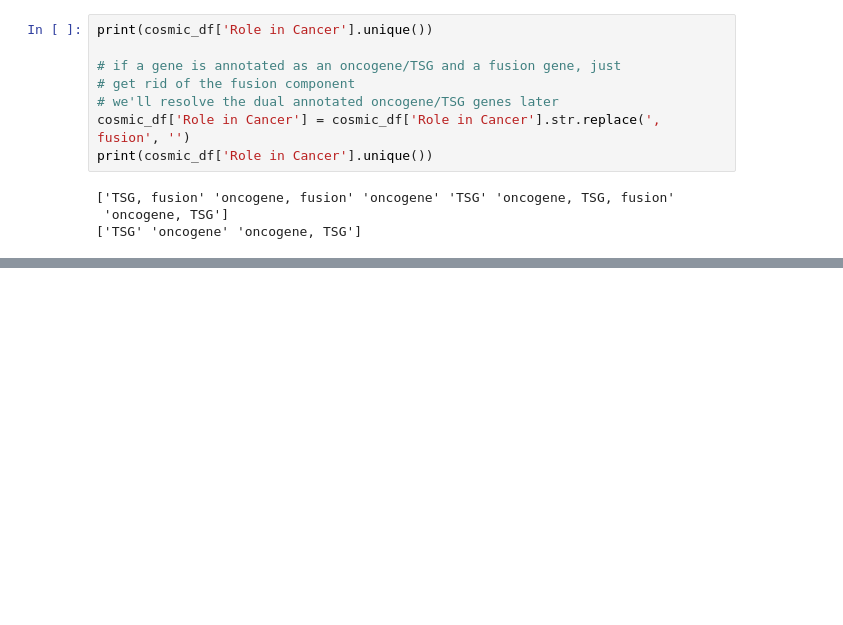
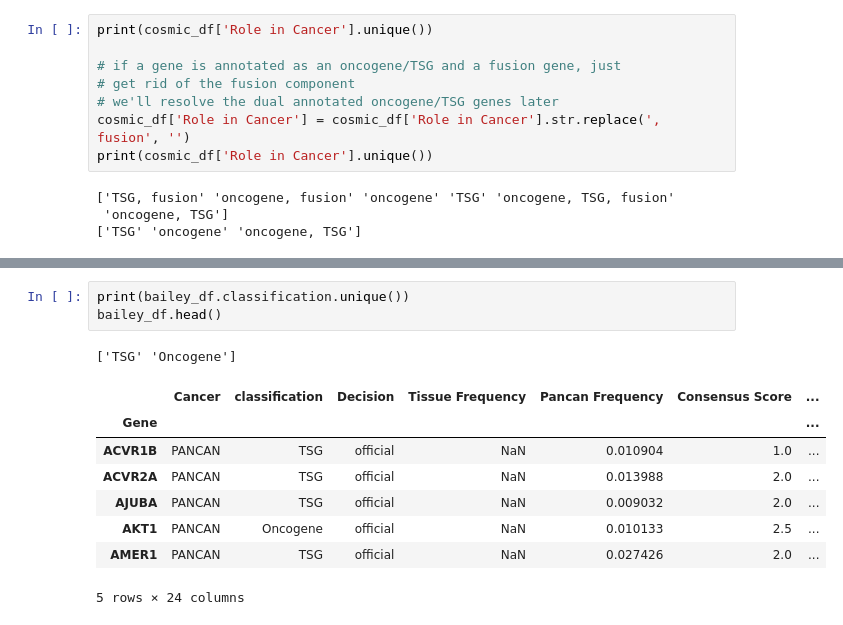
Before and after one commit to greenelab/mpmp, a Jupyter notebook: 00_download_data/2_download_cancer_gene_data.ipynb, the cells around one changed output, grey strips where cells are left out. Drawn from its saved outputs; the diff is of its cells as text; blank space fills up the shorter version.

```diff
--- a/00_download_data/2_download_cancer_gene_data.ipynb
+++ b/00_download_data/2_download_cancer_gene_data.ipynb
@@ -128,0 +155,13 @@ vogelstein_df.head()
+# %%
+print(bailey_df.classification.unique())
+bailey_df.head()
+# %% [output]
+['TSG' 'Oncogene']
+|  | Cancer | classification | Decision | Tissue Frequency | Pancan Frequency | Consensus Score | ... |
+| Gene |  |  |  |  |  |  | ... |
+| ACVR1B | PANCAN | TSG | official | NaN | 0.010904 | 1.0 | ... |
+| ACVR2A | PANCAN | TSG | official | NaN | 0.013988 | 2.0 | ... |
+| AJUBA | PANCAN | TSG | official | NaN | 0.009032 | 2.0 | ... |
+| AKT1 | PANCAN | Oncogene | official | NaN | 0.010133 | 2.5 | ... |
+| AMER1 | PANCAN | TSG | official | NaN | 0.027426 | 2.0 | ... |
+5 rows × 24 columns
```
Also changed, not shown: parts of 11 cells of this notebook, 4 other files.
